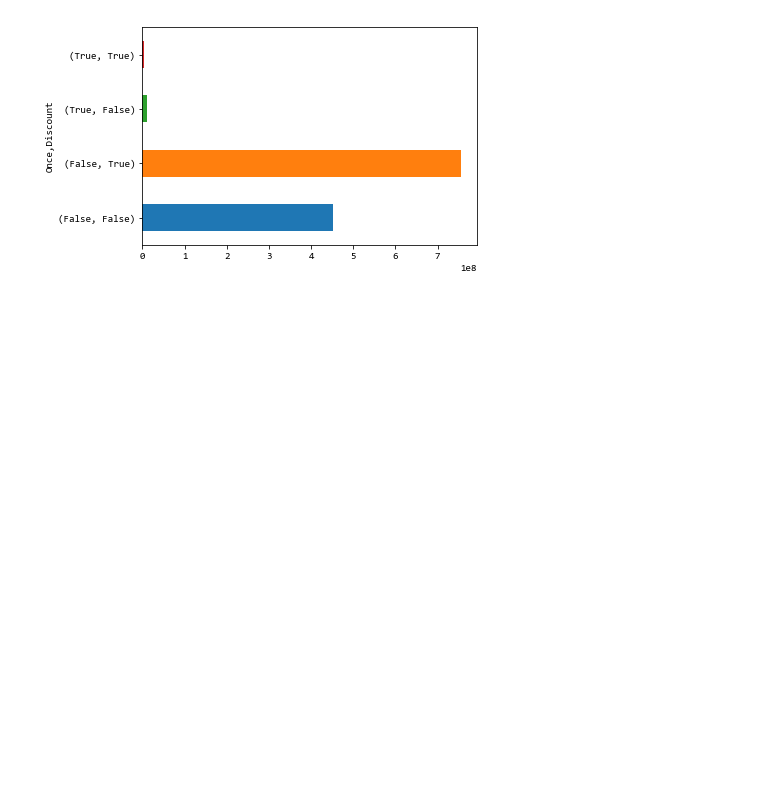
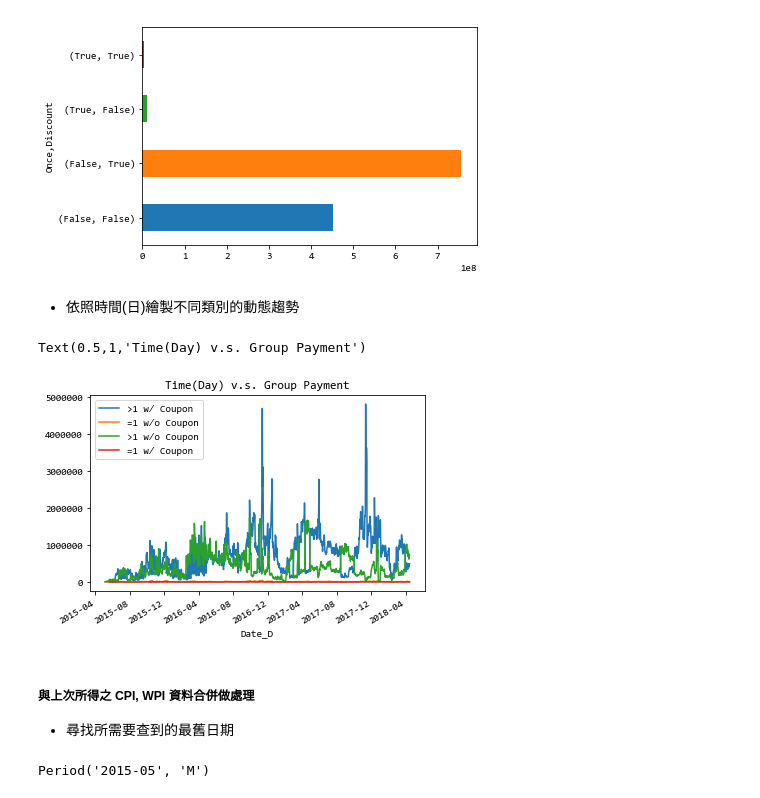
Before and after one commit to snowflakedong/107-1_Python_Project, a Jupyter notebook: Week_3/Homework.ipynb, the cells around one changed output. Drawn from its saved outputs; the diff is of its cells as text; code cells hidden in the pictures; blank space fills up the shorter version.

```diff
--- a/Week_3/Homework.ipynb
+++ b/Week_3/Homework.ipynb
@@ -120,3 +122,26 @@ data.groupby(['Once', 'Discount'])['SalesOrderSlaveTotalPayment'].sum().plot.bar
 # %% [output]
 <matplotlib.axes._subplots.AxesSubplot at 0x...>
 [figure]
+# %% [markdown]
+* 依照時間(日)繪製不同類別的動態趨勢
+# %%
+group = data.groupby(['Once', 'Discount'])
+leg = []
+mp = {(False, False) : '>1 w/o Coupon', (False, True) : '>1 w/ Coupon',
+     (True, False) : '=1 w/o Coupon', (True, True) : '=1 w/ Coupon'}
+for gp in group.groups:
+    pic = group.get_group(gp).groupby('Date_D')['SalesOrderSlaveTotalPayment'].sum().plot()
+    leg.append(mp[gp])
+pic.legend(leg)
+pic.set_title('Time(Day) v.s. Group Payment')
+# %% [output]
+Text(0.5,1,'Time(Day) v.s. Group Payment')
+[figure, added]
+# %% [markdown]
+##### 與上次所得之 CPI, WPI 資料合併做處理
+* 尋找所需要查到的最舊日期
+# %%
+latestDate = data.Date_M.min()
+latestDate
+# %% [output]
+Period('2015-05', 'M')
```
Also changed, not shown: parts of 9 cells of this notebook.
